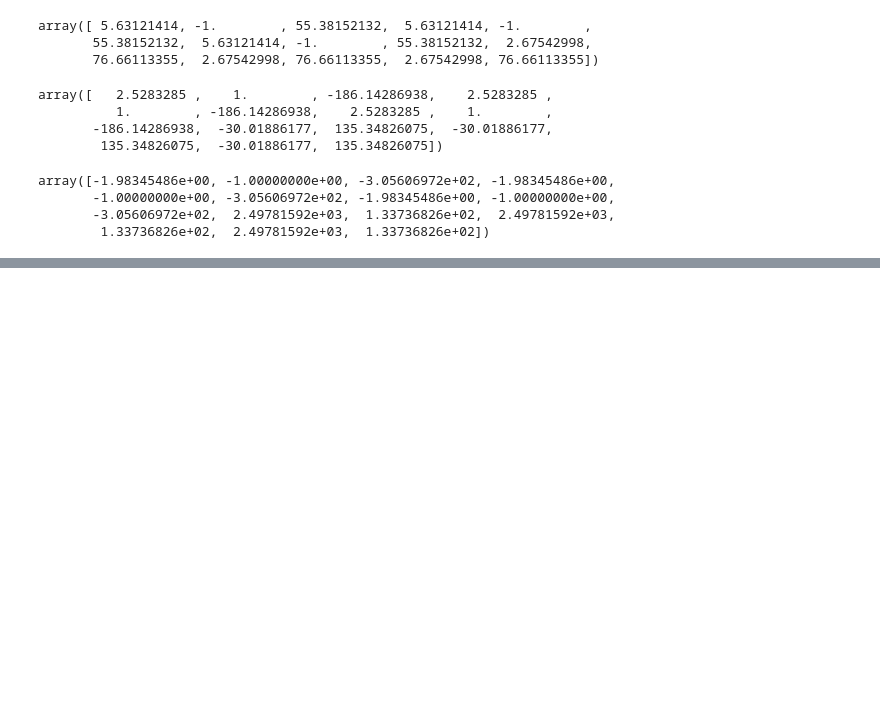
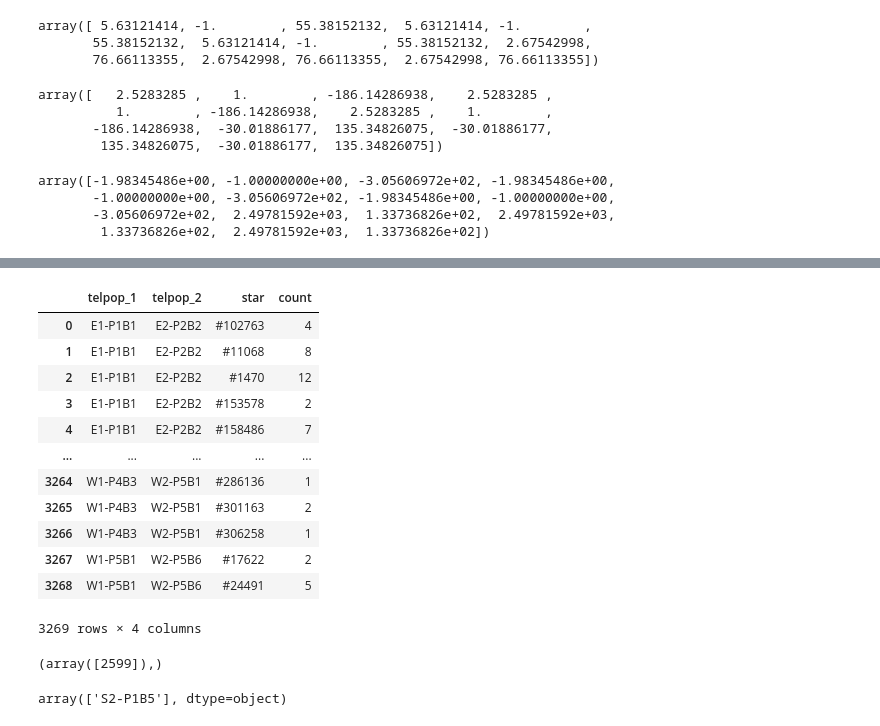
Before and after one commit to hws1302/linear-regression-from-scratch, a Jupyter notebook: degeneracies .ipynb, the cells around one changed output, grey strips where cells are left out. Cells and saved outputs as stored; diff of their text form; code cells hidden in the pictures; blank space fills up the shorter version.

```diff
--- a/degeneracies .ipynb
+++ b/degeneracies .ipynb
@@ -315,0 +326,34 @@ See the caveats in the documentation: https://pandas.pydata.org/pandas-docs/stab
+# %%
+df = pd.read_csv('data/2012_all_v2.csv')
+
+df['telpop_1'] = df.tel_1 + '-' + df.pop_1
+df['telpop_2'] = df.tel_2 + '-' + df.pop_2
+
+df_pop_drift = df.groupby(['telpop_1','telpop_2', 'star']).size().reset_index().rename(columns={0:'count'})
+
+df_pop_drift
+# %% [output]
+|  | telpop_1 | telpop_2 | star | count |
+| 0 | E1-P1B1 | E2-P2B2 | #102763 | 4 |
+| 1 | E1-P1B1 | E2-P2B2 | #11068 | 8 |
+| 2 | E1-P1B1 | E2-P2B2 | #1470 | 12 |
+| 3 | E1-P1B1 | E2-P2B2 | #153578 | 2 |
+| 4 | E1-P1B1 | E2-P2B2 | #158486 | 7 |
+| ... | ... | ... | ... | ... |
+| 3264 | W1-P4B3 | W2-P5B1 | #286136 | 1 |
+| 3265 | W1-P4B3 | W2-P5B1 | #301163 | 2 |
+| 3266 | W1-P4B3 | W2-P5B1 | #306258 | 1 |
+| 3267 | W1-P5B1 | W2-P5B6 | #17622 | 2 |
+| 3268 | W1-P5B1 | W2-P5B6 | #24491 | 5 |
+3269 rows × 4 columns
+# %%
+# find the location for 66
+most_common = np.max(df_pop_drift['count'])
+
+np.where(df_pop_drift['count'] == 56)
+# %% [output]
+(array([2599]),)
+# %%
+df_pop_drift.loc[np.where(df_pop_drift['count'] == 56)].telpop_1.values
+# %% [output]
+array(['S2-P1B5'], dtype=object)
```
Also changed, not shown: parts of 30 cells of this notebook, 20 other files.
